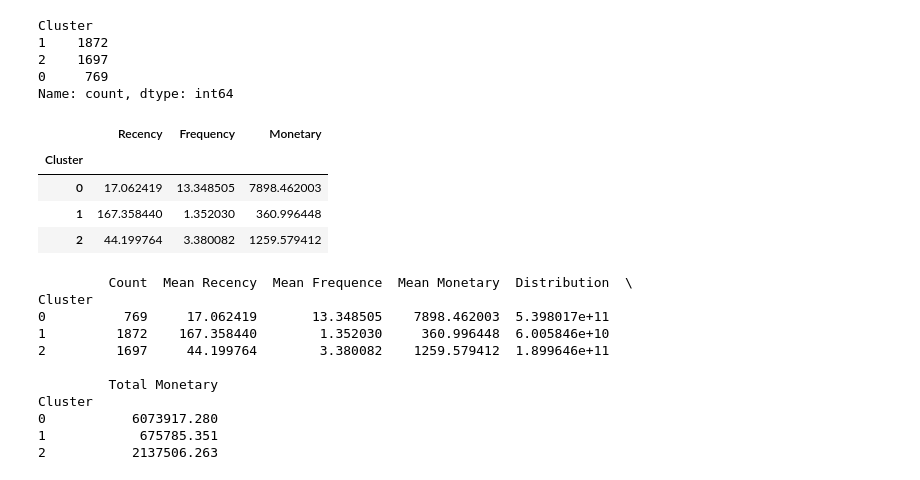
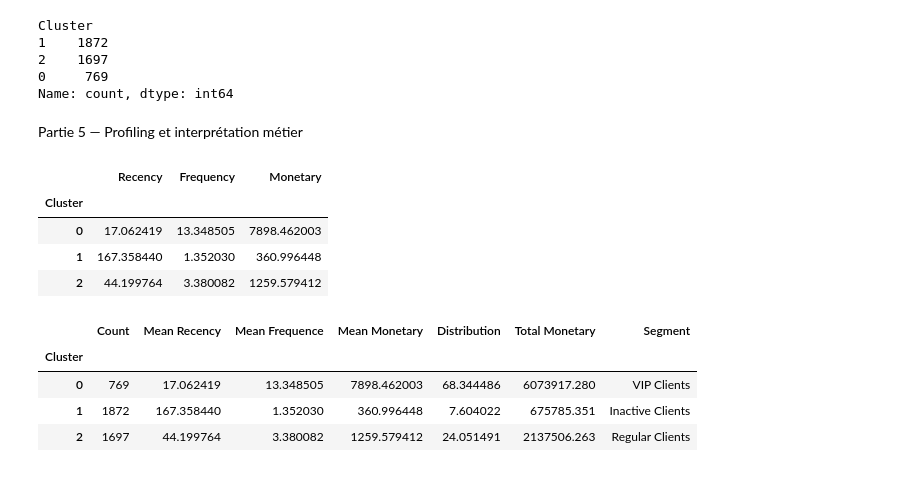
Before and after one commit to safaacht/Online-Retail-Customer-Segmentation, a Jupyter notebook: notebook/01_eda.ipynb, the cells around one changed output. Drawn from its saved outputs; the diff is of its cells as text; code cells hidden in the pictures.

```diff
--- a/notebook/01_eda.ipynb
+++ b/notebook/01_eda.ipynb
@@ -259,6 +259,8 @@ Cluster
 2    1697
 0     769
 Name: count, dtype: int64
+# %% [markdown]
+Partie 5 — Profiling et interprétation métier
 # %%
 rfm.groupby("Cluster")[["Recency", "Frequency", "Monetary"]].mean()
 # %% [output]
@@ -270,31 +272,36 @@ rfm.groupby("Cluster")[["Recency", "Frequency", "Monetary"]].mean()
 # %%
 cluster_grouped = rfm.groupby("Cluster")
 
 data = {
         "Count": cluster_grouped.size(),
 
         "Mean Recency": cluster_grouped["Recency"].mean(),
 
         "Mean Frequence": cluster_grouped["Frequency"].mean(),
 
         "Mean Monetary": cluster_grouped["Monetary"].mean(),
 
         "Distribution": (cluster_grouped["Monetary"].sum() / rfm["Monetary"].sum()) * 100,
 
         "Total Monetary": cluster_grouped["Monetary"].sum()
     }
 
 df = pd.DataFrame(data)
-print(df)
+# print(df)
+df = pd.DataFrame(data)
+
+names = {
+    0: "VIP Clients",
+    1: "Inactive Clients",
+    2: "Regular Clients"
+}
+
+df["Segment"] = df.index.map(names)
+
+display(df)
 # %% [output]
-         Count  Mean Recency  Mean Frequence  Mean Monetary  Distribution  \
-Cluster
-0          769     17.062419       13.348505    7898.462003  5.398017e+11
-1         1872    167.358440        1.352030     360.996448  6.005846e+10
-2         1697     44.199764        3.380082    1259.579412  1.899646e+11
-
-         Total Monetary
-Cluster
-0           6073917.280
-1            675785.351
-2           2137506.263
+|  | Count | Mean Recency | Mean Frequence | Mean Monetary | Distribution | Total Monetary | Segment |
+| Cluster |  |  |  |  |  |  |  |
+| 0 | 769 | 17.062419 | 13.348505 | 7898.462003 | 68.344486 | 6073917.280 | VIP Clients |
+| 1 | 1872 | 167.358440 | 1.352030 | 360.996448 | 7.604022 | 675785.351 | Inactive Clients |
+| 2 | 1697 | 44.199764 | 3.380082 | 1259.579412 | 24.051491 | 2137506.263 | Regular Clients |
```
Also changed, not shown: parts of 11 cells of this notebook.
